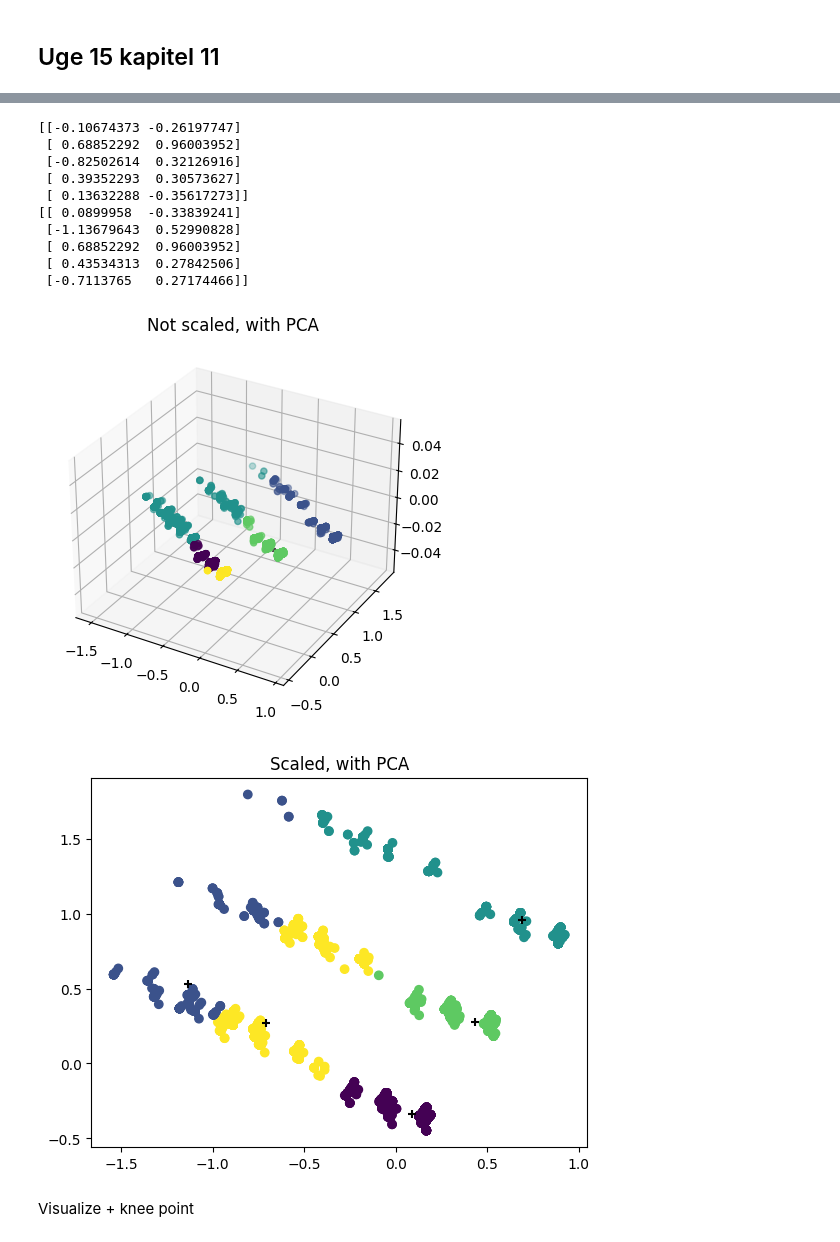
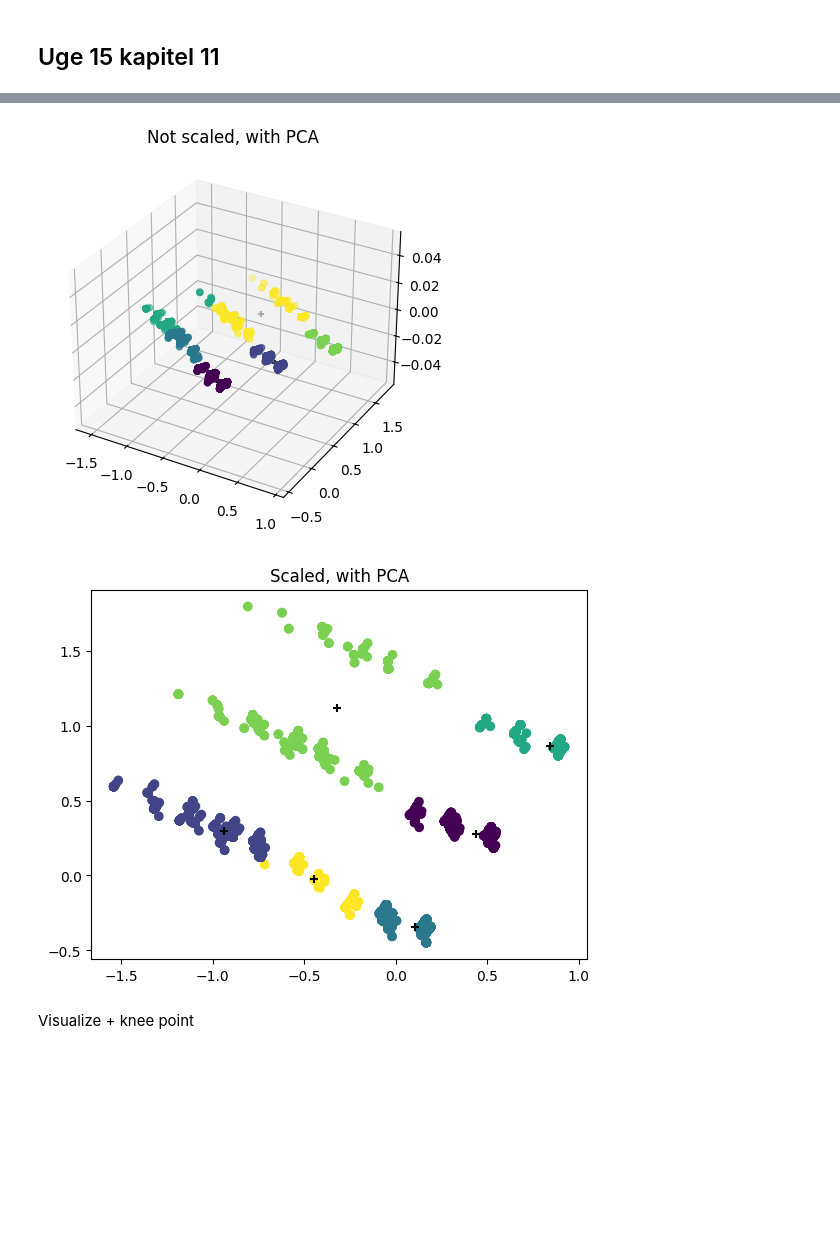
Before and after one commit to Alex9667/PetfinderPawpularityScore, a Jupyter notebook: app.ipynb, the cells around one changed output, grey strips where cells are left out. Cells and saved outputs as stored; diff of their text form; code cells hidden in the pictures; blank space fills up the shorter version.

```diff
--- a/app.ipynb
+++ b/app.ipynb
@@ -229,29 +231,30 @@ scaler = MinMaxScaler()
 kmean_data_scaled = pd.DataFrame(scaler.fit_transform(kmean_data))
 # %%
 # This is essentially wrong. Please ignore
-kmeans = KMeans(n_clusters=6)
+n_clusters = 6
+kmeans = KMeans(n_clusters=n_clusters)
 kmeans.fit(kmean_data)
 kmean_pred = kmeans.predict(kmean_data)
 
 
-kmeans_with_scaled = KMeans(n_clusters=6)
+kmeans_with_scaled = KMeans(n_clusters=n_clusters)
 kmeans_with_scaled.fit(kmean_data_scaled)
 kmean_pred_from_scaled = kmeans_with_scaled.predict(kmean_data_scaled)
 
 pca = PCA(n_components=2)
-X_pca = pca.fit_transform(kmean_data_scaled)
 
 fig1, ax1 = plt.subplots()
 fig2, ax2 = plt.subplots()
 
+X_pca = pca.fit_transform(kmean_data)
 ax1.scatter(X_pca[:,0], X_pca[:,1], c=kmean_pred)
 ax1.scatter(kmeans.cluster_centers_[:,0], kmeans.cluster_centers_[:,1], c='black', marker='+')
 ax1.set_title("Not scaled, with PCA")
 fig1.savefig("./static/kmeansplot2_noscale_pca.png")
 
-X_pca = pca.fit_transform(kmean_data_scaled)
-ax2.scatter(X_pca[:,0], X_pca[:,1], c=kmean_pred_from_scaled)
-ax2.scatter(kmeans.cluster_centers_[:,0], kmeans.cluster_centers_[:,1], c='black', marker='+')
+X_pca_scaled = pca.fit_transform(kmean_data_scaled)
+ax2.scatter(X_pca_scaled[:,0], X_pca_scaled[:,1], c=kmean_pred_from_scaled)
+ax2.scatter(kmeans_with_scaled.cluster_centers_[:,0], kmeans_with_scaled.cluster_centers_[:,1], c='black', marker='+')
 ax2.set_title("Scaled, with PCA")
 fig2.savefig("./static/kmeansplot4_scale_pca.png")
 # %% [output]
@@ -260,48 +263,36 @@ fig2.savefig("./static/kmeansplot4_scale_pca.png")
 # %%
 pca = PCA(n_components=2)
-clusters = 5
+clusters = 6
+
 X_pca = pca.fit_transform(kmean_data)
 kmeans = KMeans(n_clusters=clusters)
 kmeans.fit(X_pca)
 kmean_pred = kmeans.predict(X_pca)
 
 X_pca_scaled = pca.fit_transform(kmean_data_scaled)
 kmeans_with_scaled = KMeans(n_clusters=clusters)
 kmeans_with_scaled.fit(X_pca_scaled)
 kmean_pred_from_scaled = kmeans_with_scaled.predict(X_pca_scaled)
 
 
 # fig1, ax1 = plt.subplots()
 fig1 = plt.figure()
 ax1 = plt.axes(projection='3d')
 fig2, ax2 = plt.subplots()
 
 ax1.scatter(X_pca[:,0], X_pca[:,1], c=kmean_pred)
 ax1.scatter(kmeans.cluster_centers_[:,0], kmeans.cluster_centers_[:,1], c='black', marker='+')
 ax1.set_title("Not scaled, with PCA")
 fig1.savefig("./static/kmeansplot_early_pca_noscale.png")
 
 # X_pca = pca.fit_transform(kmean_data_scaled)
 ax2.scatter(X_pca_scaled[:,0], X_pca_scaled[:,1], c=kmean_pred_from_scaled)
 ax2.scatter(kmeans_with_scaled.cluster_centers_[:,0], kmeans_with_scaled.cluster_centers_[:,1], c='black', marker='+')
 ax2.set_title("Scaled, with PCA")
 fig2.savefig("./static/kmeansplot_early_pca_scale.png")
-
-print(kmeans.cluster_centers_)
-print(kmeans_with_scaled.cluster_centers_)
 # %% [output]
-[[-0.10674373 -0.26197747]
- [ 0.68852292  0.96003952]
- [-0.82502614  0.32126916]
- [ 0.39352293  0.30573627]
- [ 0.13632288 -0.35617273]]
-[[ 0.0899958  -0.33839241]
- [-1.13679643  0.52990828]
- [ 0.68852292  0.96003952]
- [ 0.43534313  0.27842506]
- [-0.7113765   0.27174466]]
-[figure, old version]
+[figure, new version]
-[figure, old version]
+[figure, new version]
 # %% [markdown]
 Visualize + knee point
 # %%
```
Also changed, not shown: parts of 5 cells of this notebook, 9 other files.
